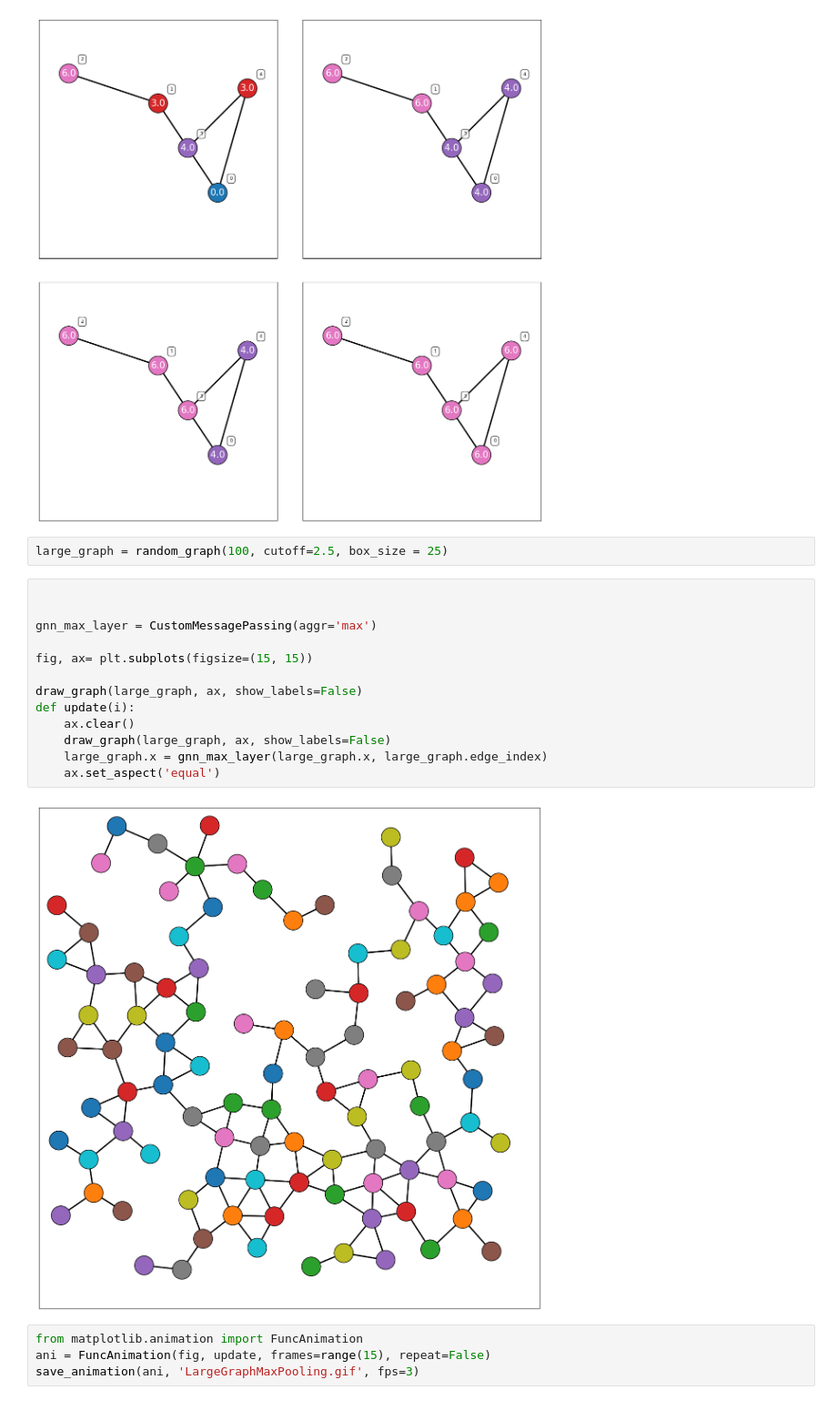
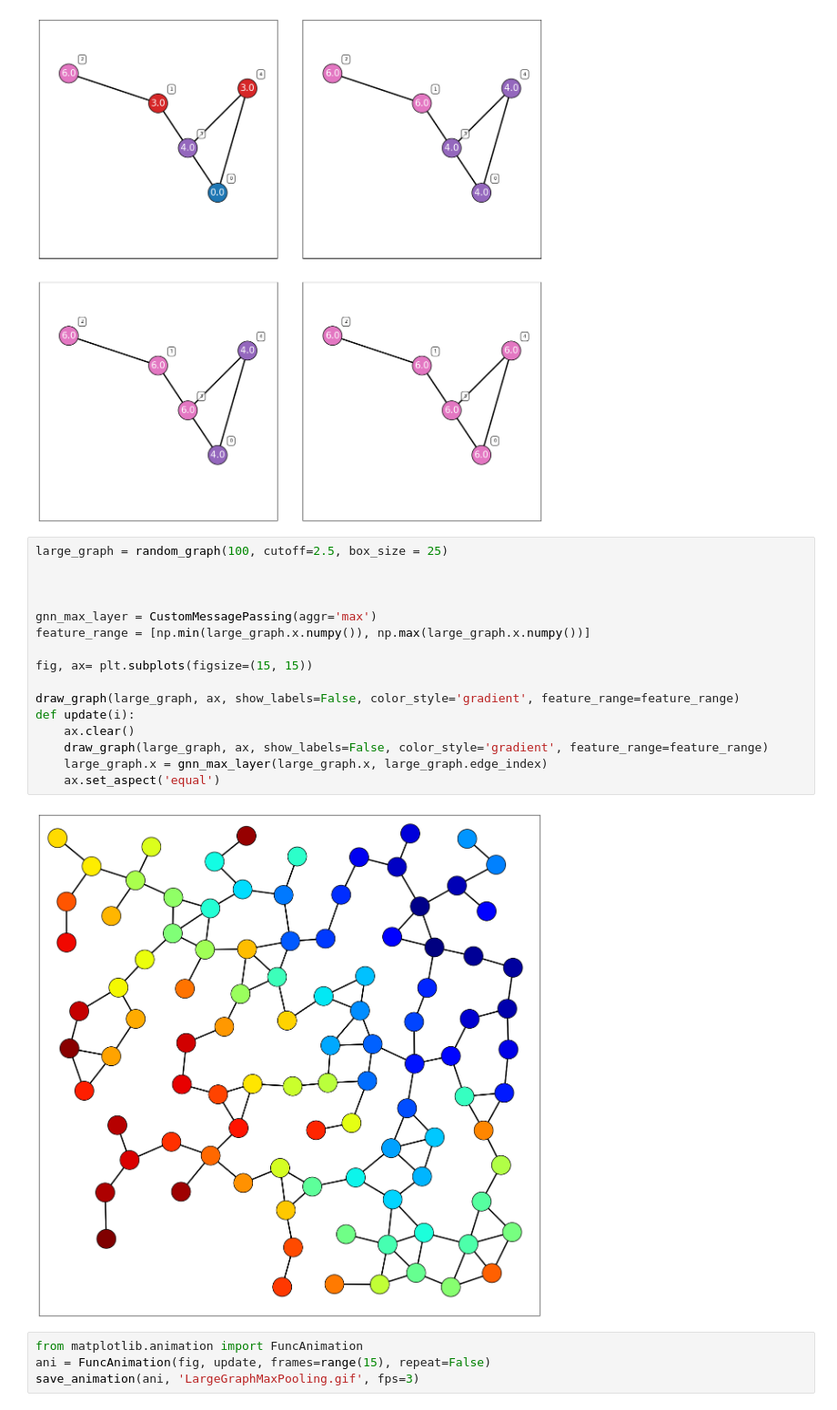
Before and after one commit to TobiasJohannessen/TobiasJohannessen.github.io, a Jupyter notebook: Computational Physics/Exercises/Week 12/Exercise 60.ipynb, the cells around one changed output. Shown at 91% size. Cells and saved outputs as stored; diff of their text form.

```diff
--- a/Computational Physics/Exercises/Week 12/Exercise 60.ipynb
+++ b/Computational Physics/Exercises/Week 12/Exercise 60.ipynb
@@ -176,23 +174,24 @@ for ax in axs.flatten():
     ax.set_aspect('equal')
 # %% [output]
 [figure]
-# %%
-large_graph = random_graph(100, cutoff=2.5, box_size = 25)
 # %%
+large_graph = random_graph(100, cutoff=2.5, box_size = 25)
+
 
 
 gnn_max_layer = CustomMessagePassing(aggr='max')
+feature_range = [np.min(large_graph.x.numpy()), np.max(large_graph.x.numpy())]
 
 fig, ax= plt.subplots(figsize=(15, 15))
 
-draw_graph(large_graph, ax, show_labels=False)
+draw_graph(large_graph, ax, show_labels=False, color_style='gradient', feature_range=feature_range)
 def update(i):
     ax.clear()
-    draw_graph(large_graph, ax, show_labels=False)
+    draw_graph(large_graph, ax, show_labels=False, color_style='gradient', feature_range=feature_range)
     large_graph.x = gnn_max_layer(large_graph.x, large_graph.edge_index)
     ax.set_aspect('equal')
 # %% [output]
-[figure, old version]
+[figure, new version]
 # %%
 from matplotlib.animation import FuncAnimation
 ani = FuncAnimation(fig, update, frames=range(15), repeat=False)
```
Also changed, not shown: parts of 4 cells of this notebook, 33 other files.
